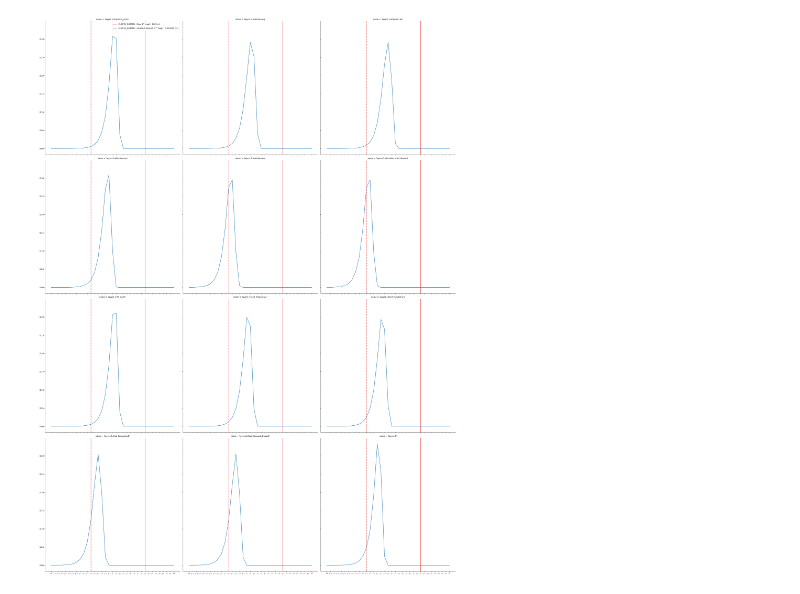
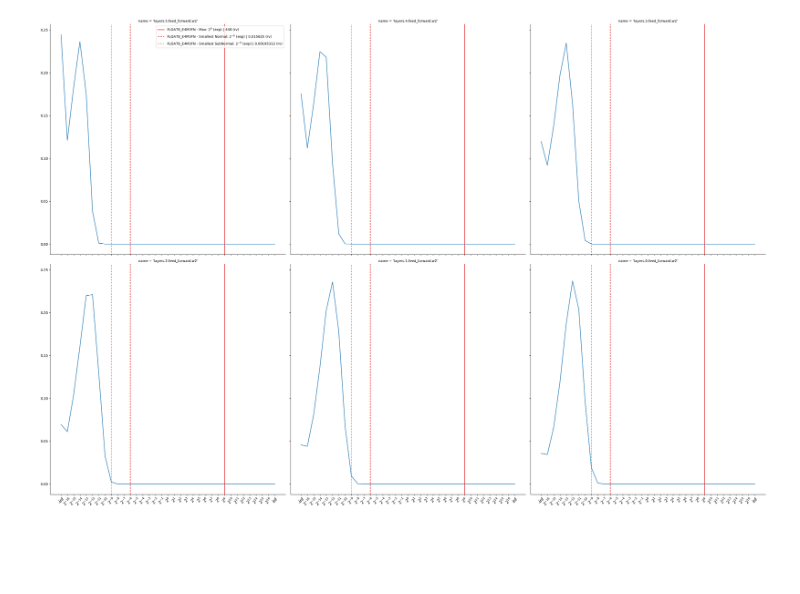
Before and after one commit to graphcore-research/track-and-visualize, a Jupyter notebook: notebooks/histogram-plots.ipynb, the cells around one changed output. Drawn from its saved outputs; the diff is of its cells as text; code cells hidden in the pictures; blank space fills up the shorter version.

Commit message:
added implementation for kde option and also generalised dtype annotation

```diff
--- a/notebooks/histogram-plots.ipynb
+++ b/notebooks/histogram-plots.ipynb
@@ -1,31 +1,25 @@
 # %%
 import seaborn as sns
 import os
 import sys
 # add local lib to sys path for relative import
 module_path = os.path.abspath(os.path.join('..'))
 if module_path not in sys.path:
     sys.path.append(module_path)
 from src import vis
 from src.log.common import read_pickle, TensorType
 import re
-import ml_dtypes
-import numpy as np
-import matplotlib.pyplot as plt
-import pandas as pd
-from functools import partial
 df = read_pickle('../test-data/numerics_df_v3.pkl')
-
-ml_dtypes.float1
-
-alh=vis.exp_hist(
+# ml_dtypes.float8_e5m2
+fig=vis.exp_hist(
     df,
-    re.compile('layers.5'),
-    TensorType.Activation,
-    1000,
+    layer=re.compile('layers.[0-5].feed_forward.w2'),
+    tt=TensorType.Gradient,
+    step=1000,
     kind='line',
     col_wrap=3,
-    dtype_annotation=True
+    dtype_info=(True, True, True),
+    dtype_annotation= True,
 )
 # %% [output]
-[figure, old version]
+[figure, new version]
```
Also changed, not shown: 1 other file.
